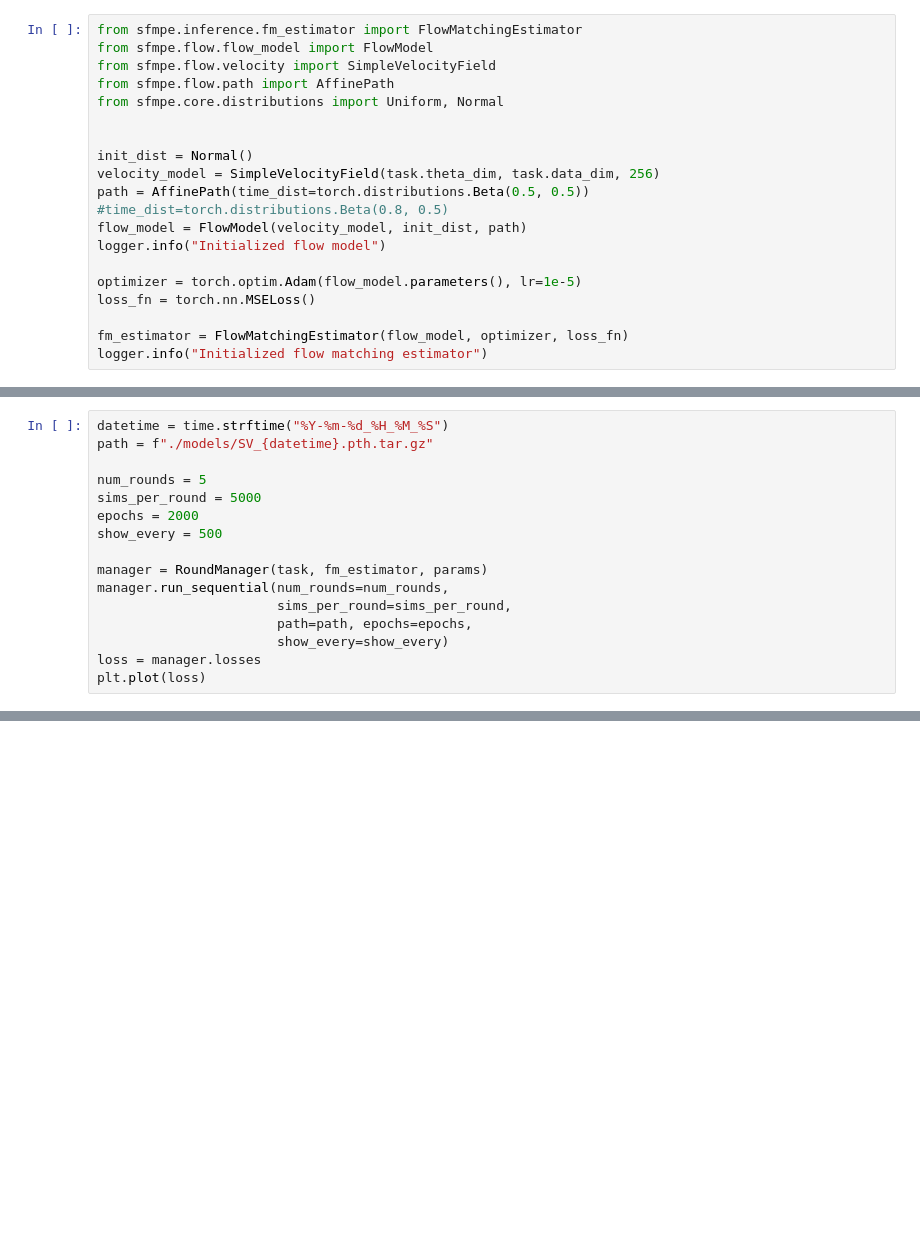
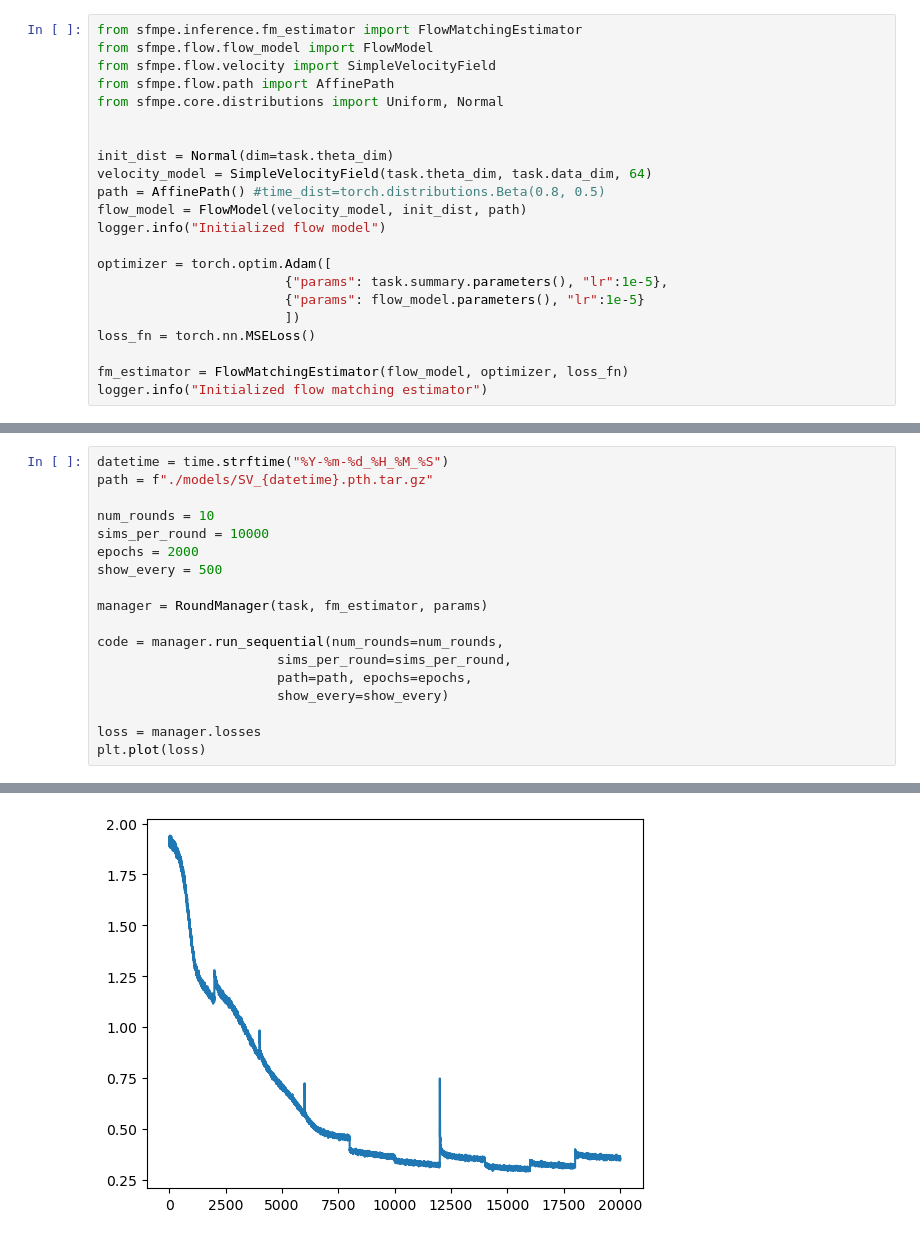
Before and after one commit to nidropakshin2/Sequential-FMPE, a Jupyter notebook: code/notebooks/stochvol.ipynb, the cells around one changed output, grey strips where cells are left out. Saved outputs shown, nothing was run; the diff lists cells and outputs as text; blank space fills up the shorter version.

```diff
--- a/code/notebooks/stochvol.ipynb
+++ b/code/notebooks/stochvol.ipynb
@@ -83,13 +25,16 @@ from sfmpe.flow.path import AffinePath
 from sfmpe.core.distributions import Uniform, Normal
 
 
-init_dist = Normal()
-velocity_model = SimpleVelocityField(task.theta_dim, task.data_dim, 256)
-path = AffinePath(time_dist=torch.distributions.Beta(0.5, 0.5)) #time_dist=torch.distributions.Beta(0.8, 0.5)
+init_dist = Normal(dim=task.theta_dim)
+velocity_model = SimpleVelocityField(task.theta_dim, task.data_dim, 64)
+path = AffinePath() #time_dist=torch.distributions.Beta(0.8, 0.5)
 flow_model = FlowModel(velocity_model, init_dist, path)
 logger.info("Initialized flow model")
 
-optimizer = torch.optim.Adam(flow_model.parameters(), lr=1e-5)
+optimizer = torch.optim.Adam([
+                        {"params": task.summary.parameters(), "lr":1e-5},
+                        {"params": flow_model.parameters(), "lr":1e-5}
+                        ])
 loss_fn = torch.nn.MSELoss()
 
 fm_estimator = FlowMatchingEstimator(flow_model, optimizer, loss_fn)
@@ -117,16 +66,18 @@ params.x_0 = x_0
 datetime = time.strftime("%Y-%m-%d_%H_%M_%S")
 path = f"./models/SV_{datetime}.pth.tar.gz"
 
-num_rounds = 5
-sims_per_round = 5000
+num_rounds = 10
+sims_per_round = 10000
 epochs = 2000
 show_every = 500
 
 manager = RoundManager(task, fm_estimator, params)
-manager.run_sequential(num_rounds=num_rounds,
+
+code = manager.run_sequential(num_rounds=num_rounds,
                        sims_per_round=sims_per_round,
                        path=path, epochs=epochs,
                        show_every=show_every)
+
 loss = manager.losses
 plt.plot(loss)
 # %% [output]
@@ -151,2 +102,3 @@ plt.plot(loss)
+[figure, added]
 # %%
 sim_store = manager.store
```
Also changed, not shown: parts of 16 cells of this notebook, 31 other files.
